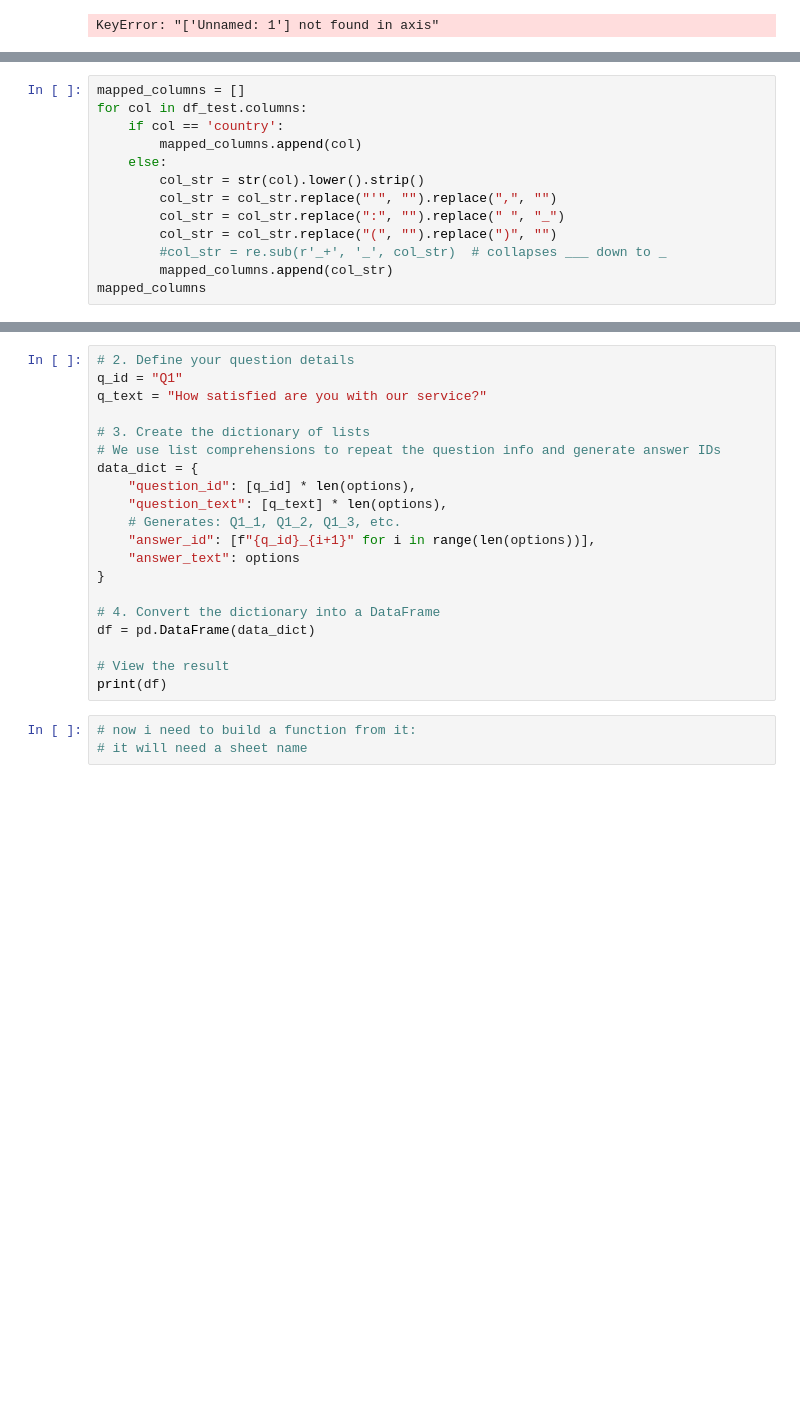
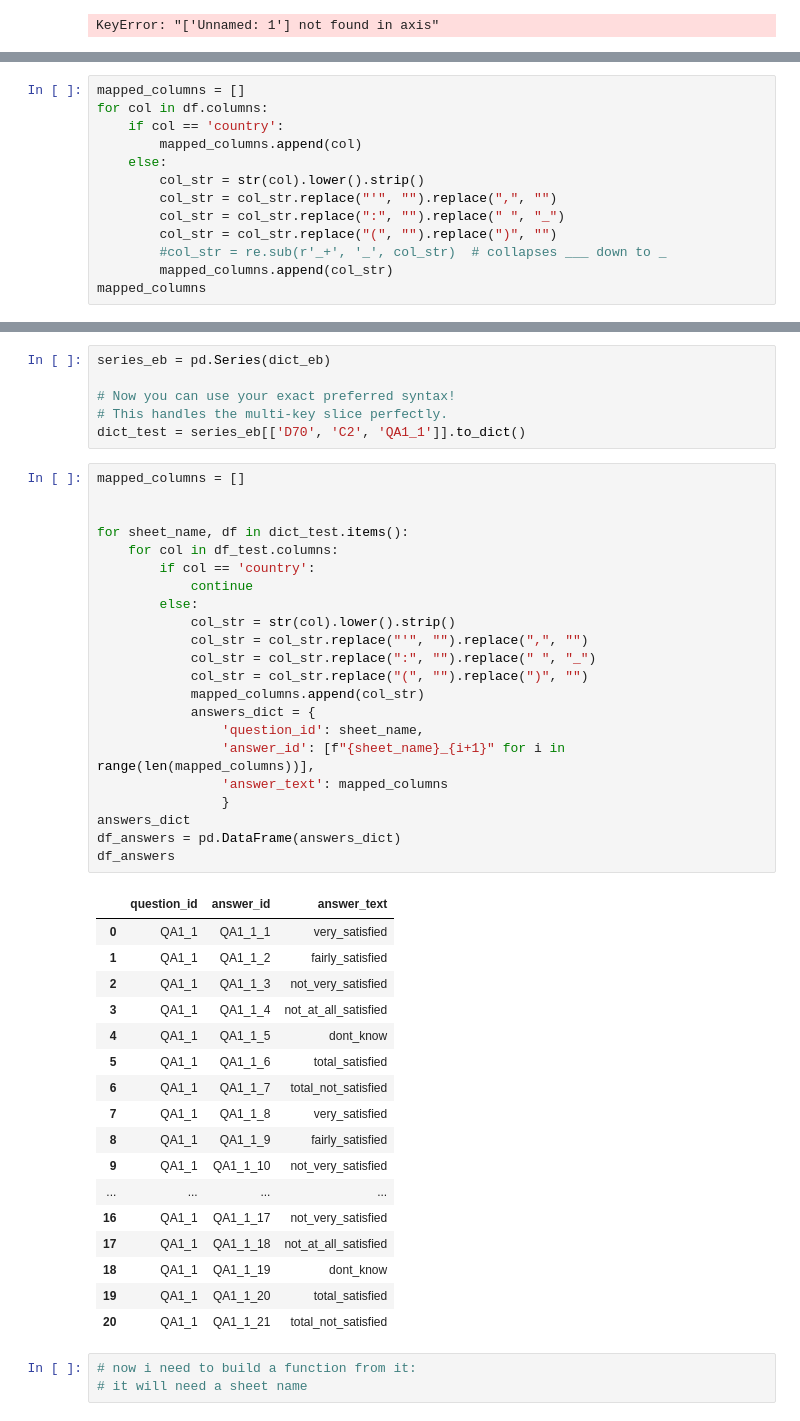
Before and after one commit to skibodaria/digital_literacy_eu, a Jupyter notebook: 02_data_retrieval/mapping.ipynb, the cells around one changed output, grey strips where cells are left out. Cells and saved outputs as stored; diff of their text form; blank space fills up the shorter version.

```diff
--- a/02_data_retrieval/mapping.ipynb
+++ b/02_data_retrieval/mapping.ipynb
@@ -84,6 +138,6 @@ KeyError: "['Unnamed: 1'] not found in axis"
 # %%
 mapped_columns = []
-for col in df_test.columns:
+for col in df.columns:
     if col == 'country':
         mapped_columns.append(col)
     else:
@@ -106,23 +173,49 @@ mapped_columns
+# %%
+series_eb = pd.Series(dict_eb)
+
+# Now you can use your exact preferred syntax!
+# This handles the multi-key slice perfectly.
+dict_test = series_eb[['D70', 'C2', 'QA1_1']].to_dict()
 # %%
-# 2. Define your question details
-q_id = "Q1"
-q_text = "How satisfied are you with our service?"
+mapped_columns = []
 
-# 3. Create the dictionary of lists
-# We use list comprehensions to repeat the question info and generate answer IDs
-data_dict = {
-    "question_id": [q_id] * len(options),
-    "question_text": [q_text] * len(options),
-    # Generates: Q1_1, Q1_2, Q1_3, etc.
-    "answer_id": [f"{q_id}_{i+1}" for i in range(len(options))],
-    "answer_text": options
-}
 
-# 4. Convert the dictionary into a DataFrame
-df = pd.DataFrame(data_dict)
-
-# View the result
-print(df)
+for sheet_name, df in dict_test.items():
+    for col in df_test.columns:
+        if col == 'country':
+            continue
+        else:
+            col_str = str(col).lower().strip()
+            col_str = col_str.replace("'", "").replace(",", "")
+            col_str = col_str.replace(":", "").replace(" ", "_")
+            col_str = col_str.replace("(", "").replace(")", "")
+            mapped_columns.append(col_str)
+            answers_dict = {
+                'question_id': sheet_name,
+                'answer_id': [f"{sheet_name}_{i+1}" for i in range(len(mapped_columns))],
+                'answer_text': mapped_columns
+                }
+answers_dict
+df_answers = pd.DataFrame(answers_dict)
+df_answers
+# %% [output]
+|  | question_id | answer_id | answer_text |
+| 0 | QA1_1 | QA1_1_1 | very_satisfied |
+| 1 | QA1_1 | QA1_1_2 | fairly_satisfied |
+| 2 | QA1_1 | QA1_1_3 | not_very_satisfied |
+| 3 | QA1_1 | QA1_1_4 | not_at_all_satisfied |
+| 4 | QA1_1 | QA1_1_5 | dont_know |
+| 5 | QA1_1 | QA1_1_6 | total_satisfied |
+| 6 | QA1_1 | QA1_1_7 | total_not_satisfied |
+| 7 | QA1_1 | QA1_1_8 | very_satisfied |
+| 8 | QA1_1 | QA1_1_9 | fairly_satisfied |
+| 9 | QA1_1 | QA1_1_10 | not_very_satisfied |
+| ... | ... | ... | ... |
+| 16 | QA1_1 | QA1_1_17 | not_very_satisfied |
+| 17 | QA1_1 | QA1_1_18 | not_at_all_satisfied |
+| 18 | QA1_1 | QA1_1_19 | dont_know |
+| 19 | QA1_1 | QA1_1_20 | total_satisfied |
+| 20 | QA1_1 | QA1_1_21 | total_not_satisfied |
 # %%
 # now i need to build a function from it:
 # it will need a sheet name
```
Also changed, not shown: parts of 4 cells of this notebook, 1 other file.
